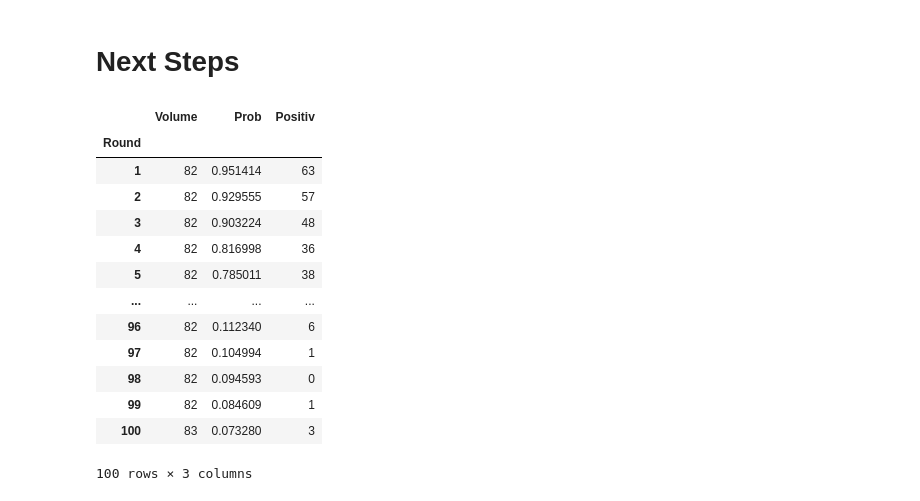
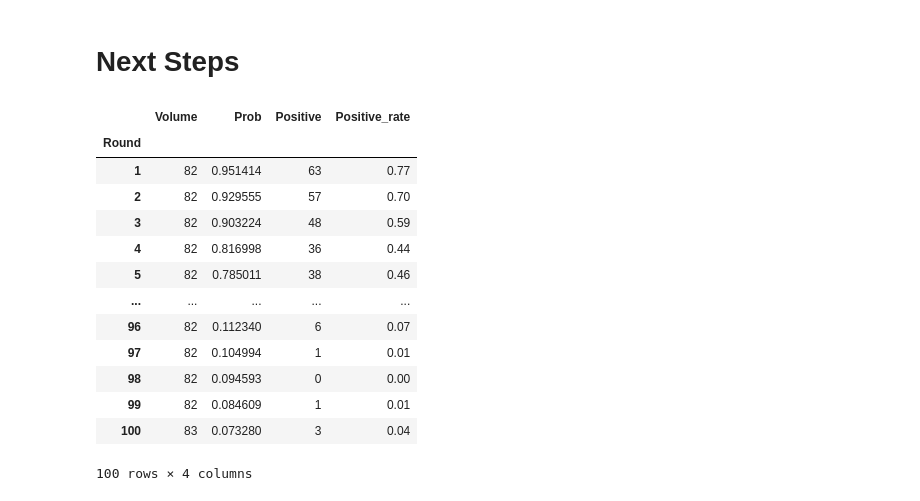
Before and after one commit to Magdalena-B1/ML-different-approaches-to-linear-regression, a Jupyter notebook: Classification.ipynb, the cells around one changed output. Cells and saved outputs as stored; diff of their text form; code cells hidden in the pictures.

```diff
--- a/Classification.ipynb
+++ b/Classification.ipynb
@@ -521,26 +521,27 @@ shap.summary_plot(shap_values, X_test, feature_names=feature_names, max_display=
 # %%
 #print(y_pred_best)
 #print(y_prob_best.min(), y_prob_best.max())
 df_pred = pd.DataFrame({"Actual": y_test, "Pred": y_pred_best, "Prob": y_prob_best})
 df_pred = df_pred.sort_values(by = 'Prob', ascending = False).reset_index()
 df_pred['Perc'] = [i/(len(df_pred)) for i in range(1, len(df_pred)+1)]
 df_pred['Round']= [math.ceil(i) for i in df_pred['Perc']*100]
 #df_pred.head(50)
 Segm = (df_pred.groupby('Round').agg(
-    Volume = ('Round', 'count'), Prob = ('Prob', 'max'), Positiv = ('Actual', 'sum')))
+    Volume = ('Round', 'count'), Prob = ('Prob', 'max'), Positive = ('Actual', 'sum')))
+Segm['Positive_rate'] = round(Segm['Positive']/Segm['Volume'],2)
 Segm.head(100)
 # %% [output]
-|  | Volume | Prob | Positiv |
-| Round |  |  |  |
-| 1 | 82 | 0.951414 | 63 |
-| 2 | 82 | 0.929555 | 57 |
-| 3 | 82 | 0.903224 | 48 |
-| 4 | 82 | 0.816998 | 36 |
-| 5 | 82 | 0.785011 | 38 |
-| ... | ... | ... | ... |
-| 96 | 82 | 0.112340 | 6 |
-| 97 | 82 | 0.104994 | 1 |
-| 98 | 82 | 0.094593 | 0 |
-| 99 | 82 | 0.084609 | 1 |
-| 100 | 83 | 0.073280 | 3 |
+|  | Volume | Prob | Positive | Positive_rate |
+| Round |  |  |  |  |
+| 1 | 82 | 0.951414 | 63 | 0.77 |
+| 2 | 82 | 0.929555 | 57 | 0.70 |
+| 3 | 82 | 0.903224 | 48 | 0.59 |
+| 4 | 82 | 0.816998 | 36 | 0.44 |
+| 5 | 82 | 0.785011 | 38 | 0.46 |
+| ... | ... | ... | ... | ... |
+| 96 | 82 | 0.112340 | 6 | 0.07 |
+| 97 | 82 | 0.104994 | 1 | 0.01 |
+| 98 | 82 | 0.094593 | 0 | 0.00 |
+| 99 | 82 | 0.084609 | 1 | 0.01 |
+| 100 | 83 | 0.073280 | 3 | 0.04 |
-100 rows × 3 columns
+100 rows × 4 columns
```
Also changed, not shown: parts of 6 cells of this notebook.
